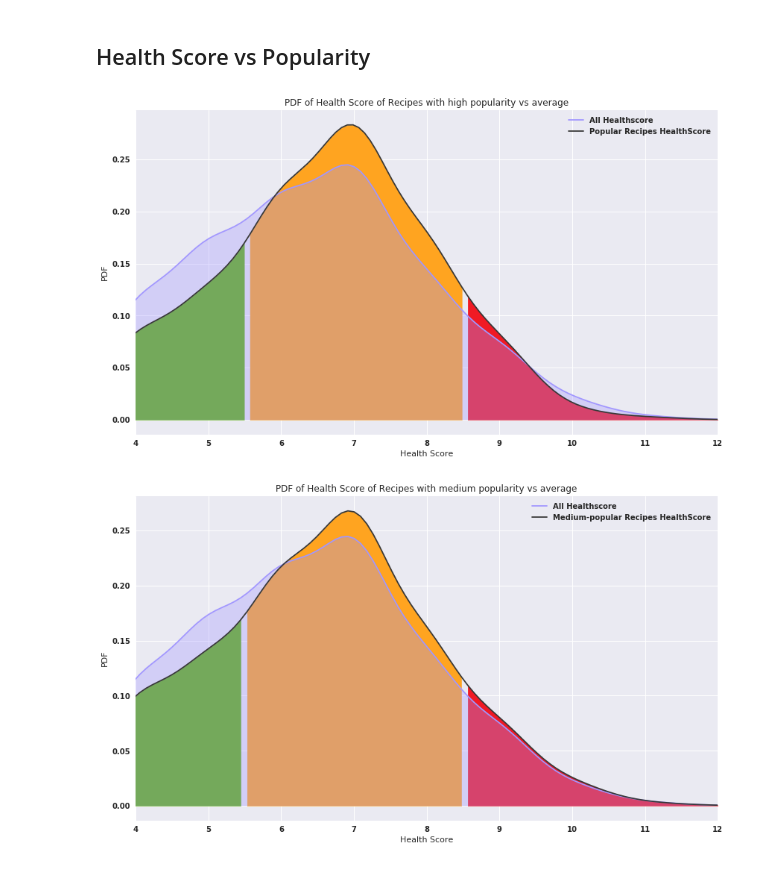
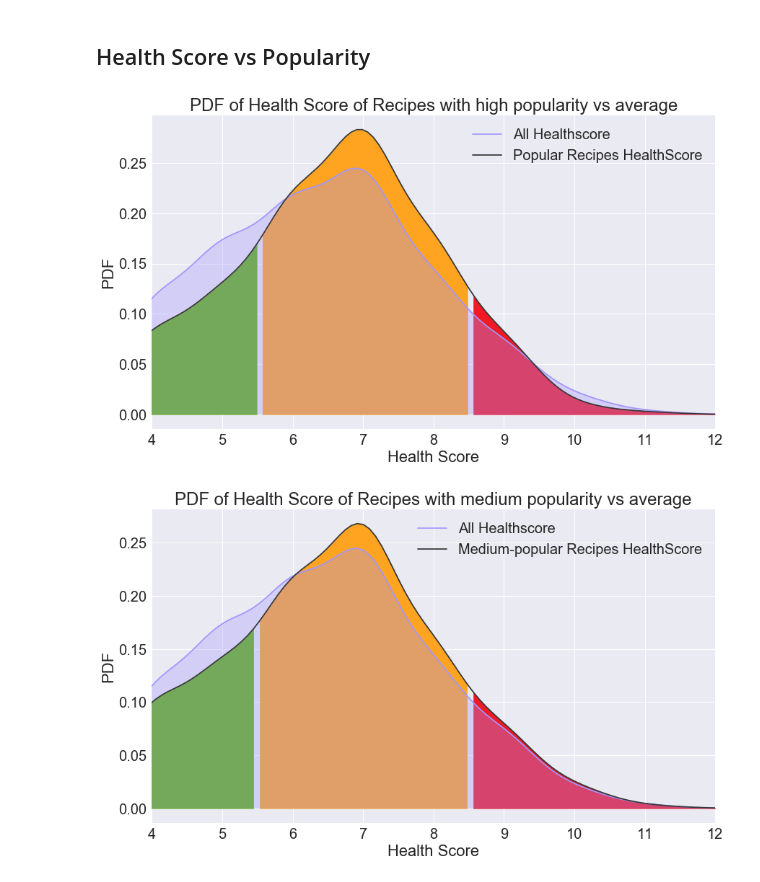
Before and after one commit to JRappaz/Foodie, a Jupyter notebook: python/HealthScore.ipynb, the cells around one changed output. Cells and saved outputs as stored; diff of their text form; code cells hidden in the pictures.

Commit message:
Increased size of text on some graphs

```diff
--- a/python/HealthScore.ipynb
+++ b/python/HealthScore.ipynb
@@ -155,16 +151,18 @@ highPopRecipesHealth = recipeHealthPopularity[recipeHealthPopularity["Popularity
 highPopRecipesHealth.name = "Popular Recipes HealthScore"
 allHealthScore = recipeHealthPopularity["HealthScore"]
 allHealthScore.name = "All Healthscore"
-plotHealthHistogram([highPopRecipesHealth, allHealthScore], "PDF of Health Score of Recipes with high popularity vs average")
+with sns.plotting_context("notebook", font_scale=2):
+    plotHealthHistogram([highPopRecipesHealth, allHealthScore], "PDF of Health Score of Recipes with high popularity vs average")
 # %% [output]
-[figure, old version]
+[figure, new version]
 # %%
 midPopRecipesHealth = recipeHealthPopularity[recipeHealthPopularity["Popularity"] < 1000]
 midPopRecipesHealth = midPopRecipesHealth[midPopRecipesHealth["Popularity"] >= 100]["HealthScore"]
 midPopRecipesHealth.name = "Medium-popular Recipes HealthScore"
-plotHealthHistogram([midPopRecipesHealth, allHealthScore], "PDF of Health Score of Recipes with medium popularity vs average")
+with sns.plotting_context("notebook", font_scale=2):
+    plotHealthHistogram([midPopRecipesHealth, allHealthScore], "PDF of Health Score of Recipes with medium popularity vs average")
 # %% [output]
-[figure, old version]
+[figure, new version]
 # %%
 lowPopRecipesHealth = recipeHealthPopularity[recipeHealthPopularity["Popularity"] < 100]["HealthScore"]
 lowPopRecipesHealth.name = "Low pop. HealthScore"
```
Also changed, not shown: parts of 3 cells of this notebook, 3 other files.
